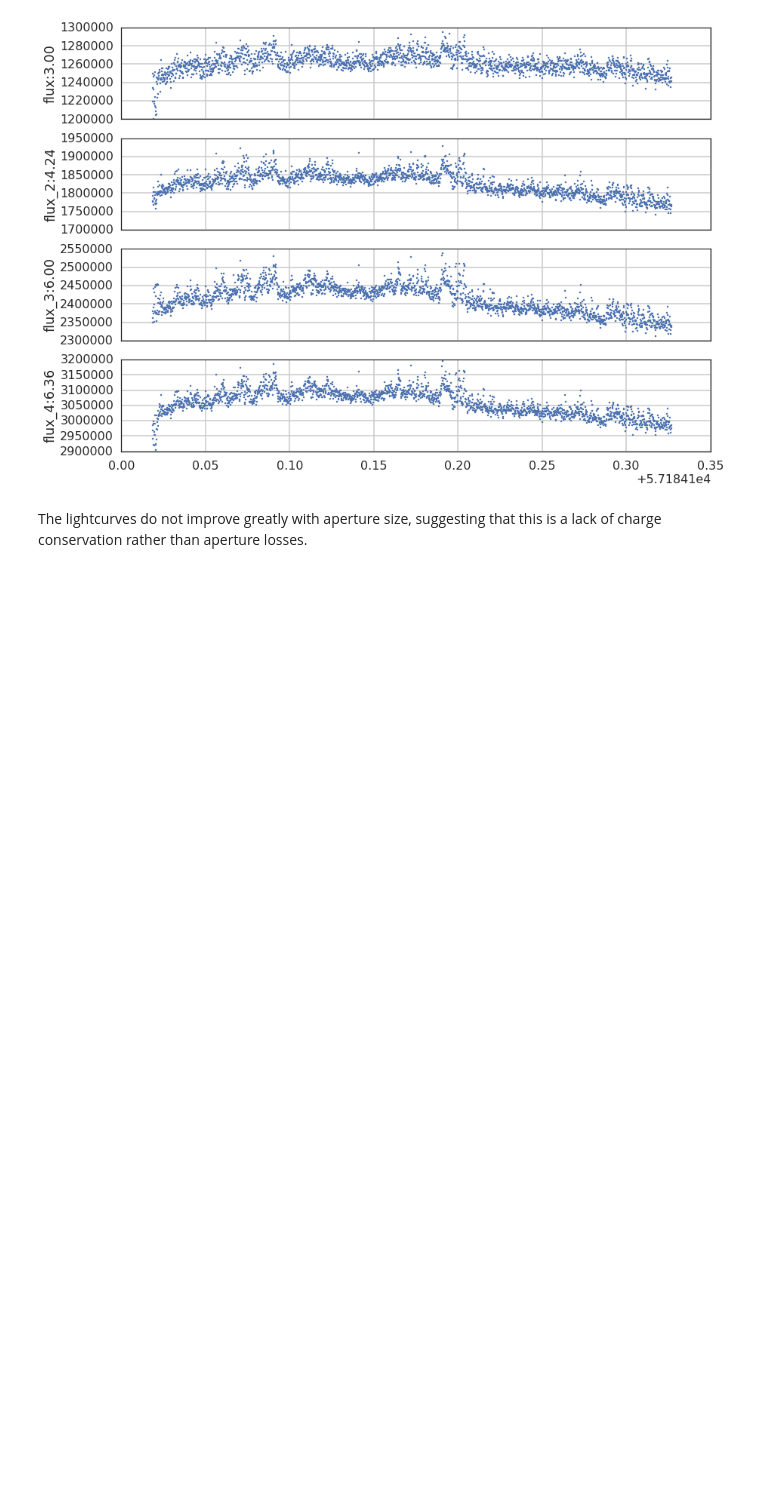
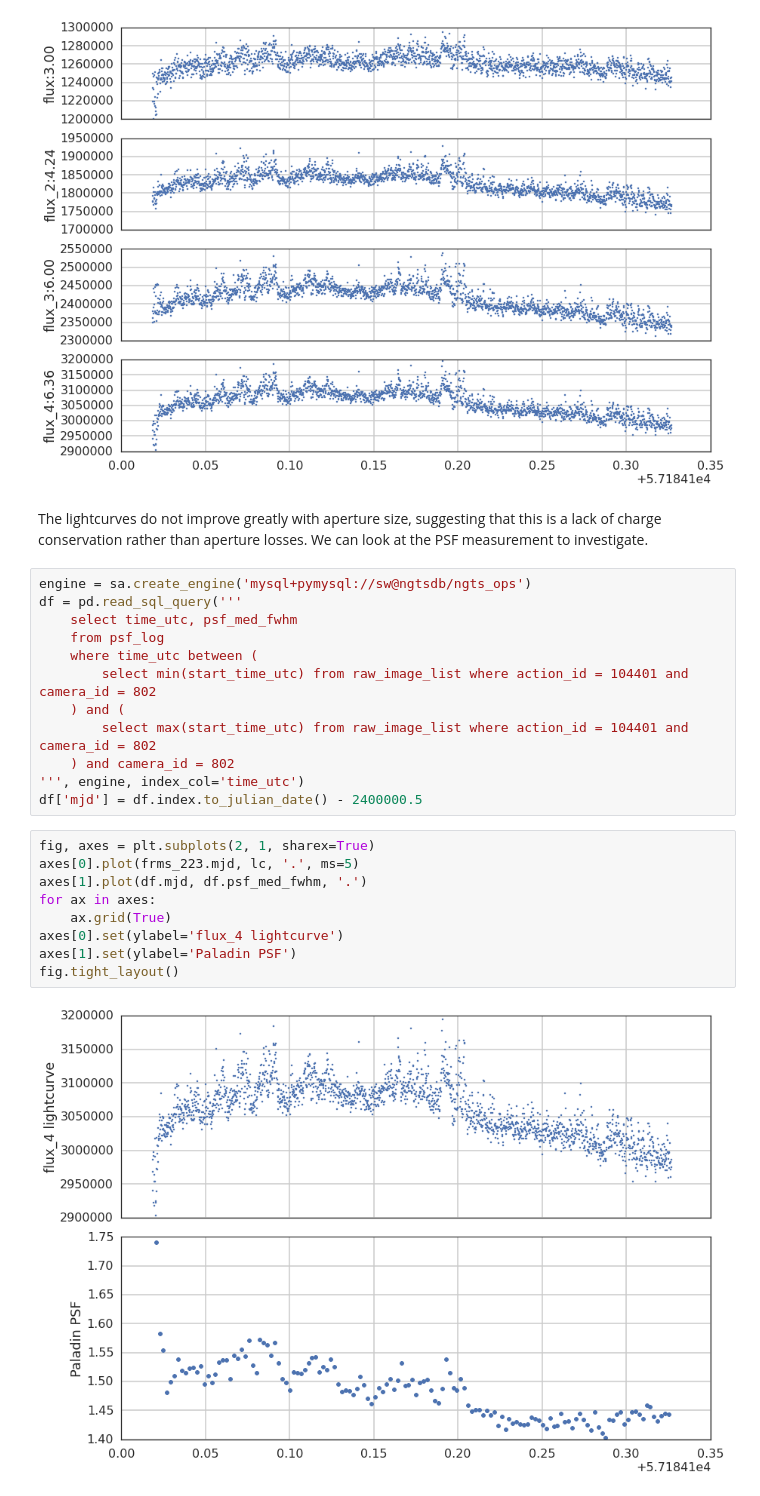
Before and after one commit to NGTS/analysis-camera-voltages, a Jupyter notebook: VoltageAnalysis.ipynb, the cells around one changed output. Drawn from its saved outputs; the diff is of its cells as text; blank space fills up the shorter version.

```diff
--- a/VoltageAnalysis.ipynb
+++ b/VoltageAnalysis.ipynb
@@ -557,4 +565,27 @@ with subplots(len(keys), 1, sharex=True) as (fig, axes):
 # %% [output]
 [figure]
 # %% [markdown]
-The lightcurves do not improve greatly with aperture size, suggesting that this is a lack of charge conservation rather than aperture losses.
+The lightcurves do not improve greatly with aperture size, suggesting that this is a lack of charge conservation rather than aperture losses. We can look at the PSF measurement to investigate.
+# %%
+engine = sa.create_engine('mysql+pymysql://sw@ngtsdb/ngts_ops')
+df = pd.read_sql_query('''
+    select time_utc, psf_med_fwhm
+    from psf_log
+    where time_utc between (
+        select min(start_time_utc) from raw_image_list where action_id = 104401 and camera_id = 802
+    ) and (
+        select max(start_time_utc) from raw_image_list where action_id = 104401 and camera_id = 802
+    ) and camera_id = 802
+''', engine, index_col='time_utc')
+df['mjd'] = df.index.to_julian_date() - 2400000.5
+# %%
+fig, axes = plt.subplots(2, 1, sharex=True)
+axes[0].plot(frms_223.mjd, lc, '.', ms=5)
+axes[1].plot(df.mjd, df.psf_med_fwhm, '.')
+for ax in axes:
+    ax.grid(True)
+axes[0].set(ylabel='flux_4 lightcurve')
+axes[1].set(ylabel='Paladin PSF')
+fig.tight_layout()
+# %% [output]
+[figure, added]
```
Also changed, not shown: parts of 7 cells of this notebook.
